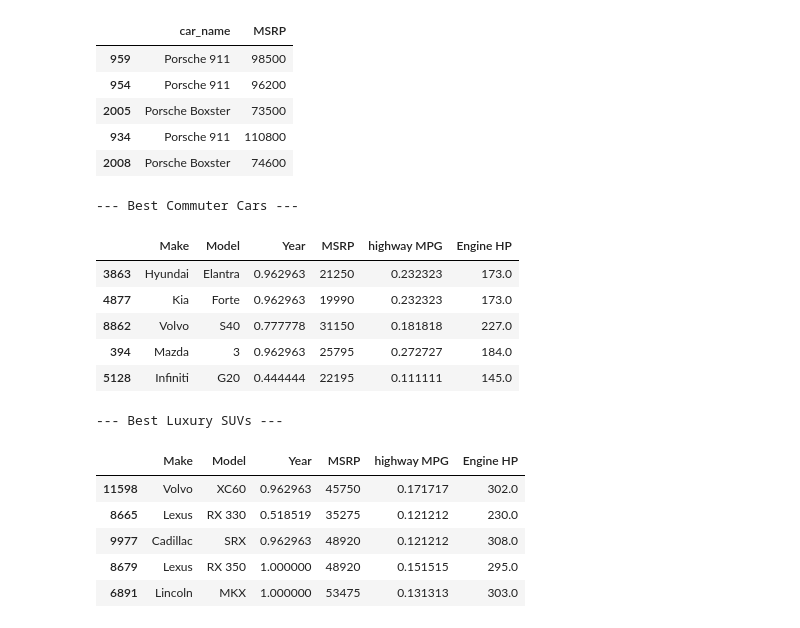
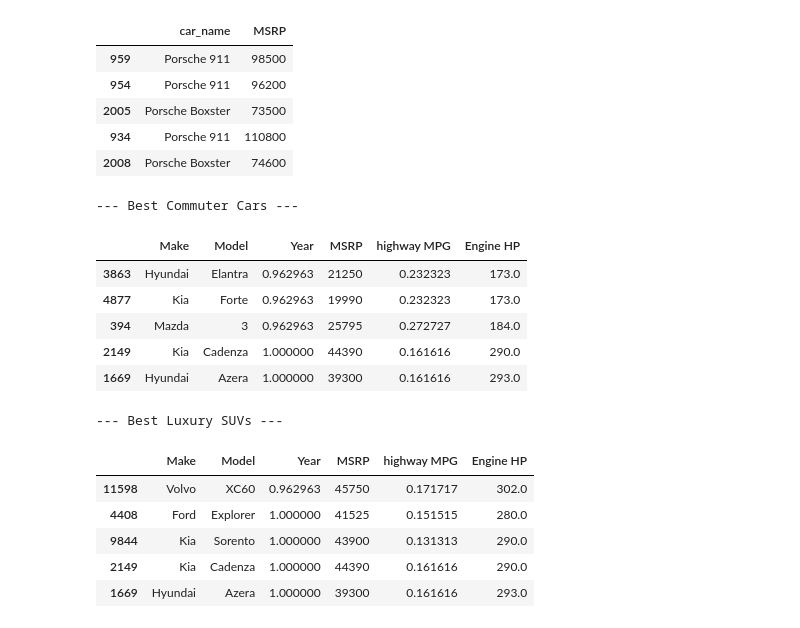
Before and after one commit to PremKarhale/CarRecommendationSystem, a Jupyter notebook: model_training/car_recommendation.ipynb, the cells around one changed output. Cells and saved outputs as stored; diff of their text form; code cells hidden in the pictures.

```diff
--- a/model_training/car_recommendation.ipynb
+++ b/model_training/car_recommendation.ipynb
@@ -372,7 +372,7 @@ Index(['Make', 'Model', 'Year', 'Engine Fuel Type', 'Engine HP',
 from sklearn.preprocessing import OneHotEncoder
 # %%
 cat_cols=['Make','Vehicle Size','Vehicle Style','Driven_Wheels','Transmission Type','Engine Fuel Type']
-ohe = OneHotEncoder(sparse_output=False)
+ohe = OneHotEncoder(sparse_output=False,handle_unknown='ignore')
 encoded_cat_col=ohe.fit_transform(df[cat_cols])
 
 encoded_df=pd.DataFrame(encoded_cat_col,columns=ohe.get_feature_names_out(cat_cols))
@@ -583,7 +583,7 @@ commuter_cars = recommend_from_preferences(
     vehicle_style='Sedan',
     size='Compact',
     focus='performance',
-    is_luxury=True
+    is_luxury=False
 )
 print("--- Best Commuter Cars ---")
 display(commuter_cars)
@@ -592,25 +592,25 @@ display(commuter_cars)
 |  | Make | Model | Year | MSRP | highway MPG | Engine HP |
 | 3863 | Hyundai | Elantra | 0.962963 | 21250 | 0.232323 | 173.0 |
 | 4877 | Kia | Forte | 0.962963 | 19990 | 0.232323 | 173.0 |
-| 8862 | Volvo | S40 | 0.777778 | 31150 | 0.181818 | 227.0 |
 | 394 | Mazda | 3 | 0.962963 | 25795 | 0.272727 | 184.0 |
-| 5128 | Infiniti | G20 | 0.444444 | 22195 | 0.111111 | 145.0 |
+| 2149 | Kia | Cadenza | 1.000000 | 44390 | 0.161616 | 290.0 |
+| 1669 | Hyundai | Azera | 1.000000 | 39300 | 0.161616 | 293.0 |
 # %%
 # Example 2: Someone wants a fast, luxury SUV with a high budget
 luxury_suvs = recommend_from_preferences(
-    budget=75000,
+    budget=60000,
     vehicle_style='4dr SUV',
     size='Midsize',
     focus='performance',
-    is_luxury=True
+    is_luxury=False
 )
 print("\n--- Best Luxury SUVs ---")
 display(luxury_suvs)
 # %% [output]
 --- Best Luxury SUVs ---
 |  | Make | Model | Year | MSRP | highway MPG | Engine HP |
 | 11598 | Volvo | XC60 | 0.962963 | 45750 | 0.171717 | 302.0 |
-| 8665 | Lexus | RX 330 | 0.518519 | 35275 | 0.121212 | 230.0 |
-| 9977 | Cadillac | SRX | 0.962963 | 48920 | 0.121212 | 308.0 |
-| 8679 | Lexus | RX 350 | 1.000000 | 48920 | 0.151515 | 295.0 |
-| 6891 | Lincoln | MKX | 1.000000 | 53475 | 0.131313 | 303.0 |
+| 4408 | Ford | Explorer | 1.000000 | 41525 | 0.151515 | 280.0 |
+| 9844 | Kia | Sorento | 1.000000 | 43900 | 0.131313 | 290.0 |
+| 2149 | Kia | Cadenza | 1.000000 | 44390 | 0.161616 | 290.0 |
+| 1669 | Hyundai | Azera | 1.000000 | 39300 | 0.161616 | 293.0 |
```
Also changed, not shown: parts of 4 cells of this notebook.
